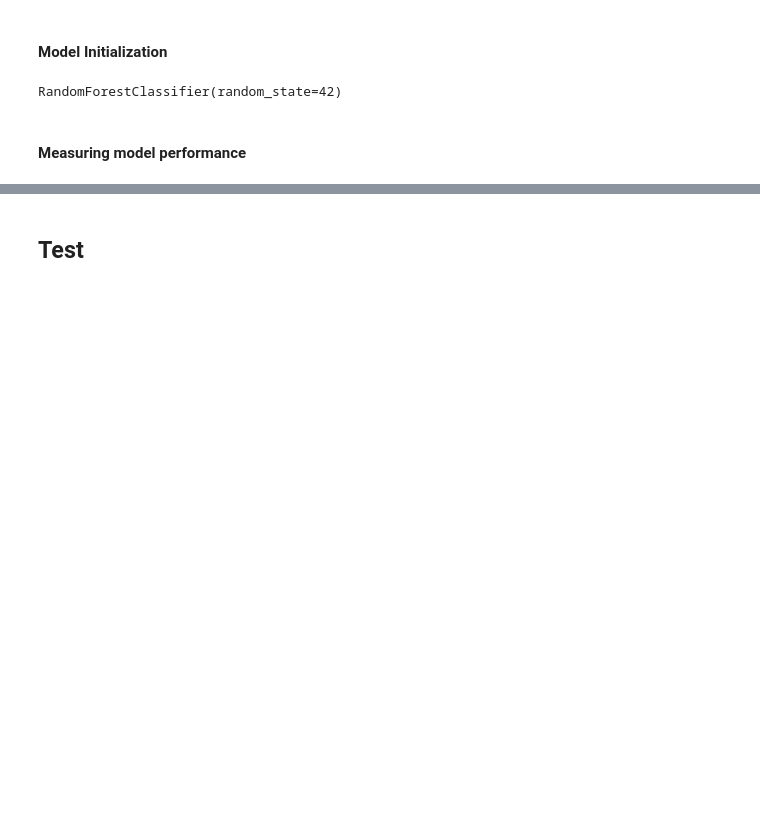
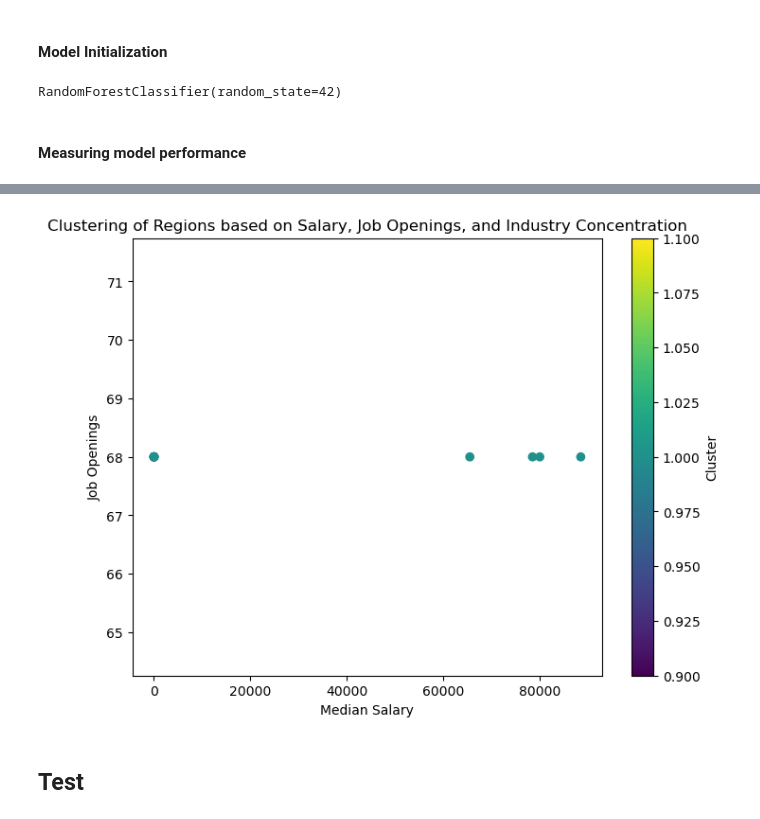
Before and after one commit to rahul0776/Job-Market-Trends, a Jupyter notebook: 50602510_algo.ipynb, the cells around one changed output, grey strips where cells are left out. Saved outputs shown, nothing was run; the diff lists cells and outputs as text; code cells hidden in the pictures; blank space fills up the shorter version.

```diff
--- a/50602510_algo.ipynb
+++ b/50602510_algo.ipynb
@@ -259,3 +310,31 @@ ValueError: multilabel-indicator is not supported
+# %%
+# Select features for clustering
+features = ['Salaries.Median', 'Views', 'Industry']
+X = df[features]
+X = pd.get_dummies(X, columns=features, drop_first=True)
+
+# Standardize the data
+scaler = StandardScaler()
+X_scaled = scaler.fit_transform(X)
+# %%
+# Apply KMeans clustering
+kmeans = KMeans(n_clusters=3, random_state=42)
+df_new = df.copy()
+df_new['Cluster'] = kmeans.fit_predict(X_scaled)
+# %%
+# Visualize the clusters
+plt.figure(figsize=(8, 6))
+plt.scatter(df_new['Salaries.Median'], df_new['Views'], c=df_new['Cluster'], cmap='viridis', marker='o')
+plt.xlabel("Median Salary")
+plt.ylabel("Job Openings")
+plt.title("Clustering of Regions based on Salary, Job Openings, and Industry Concentration")
+plt.colorbar(label='Cluster')
+plt.show()
+
+# Display the DataFrame with clusters
+# print(df_new[['Region', 'Salaries.Median', 'Views', 'Industry', 'Cluster']])
+# %% [output]
+[figure, added]
 # %% [markdown]
 ## Test
 # %%
```
Also changed, not shown: parts of 16 cells of this notebook.
